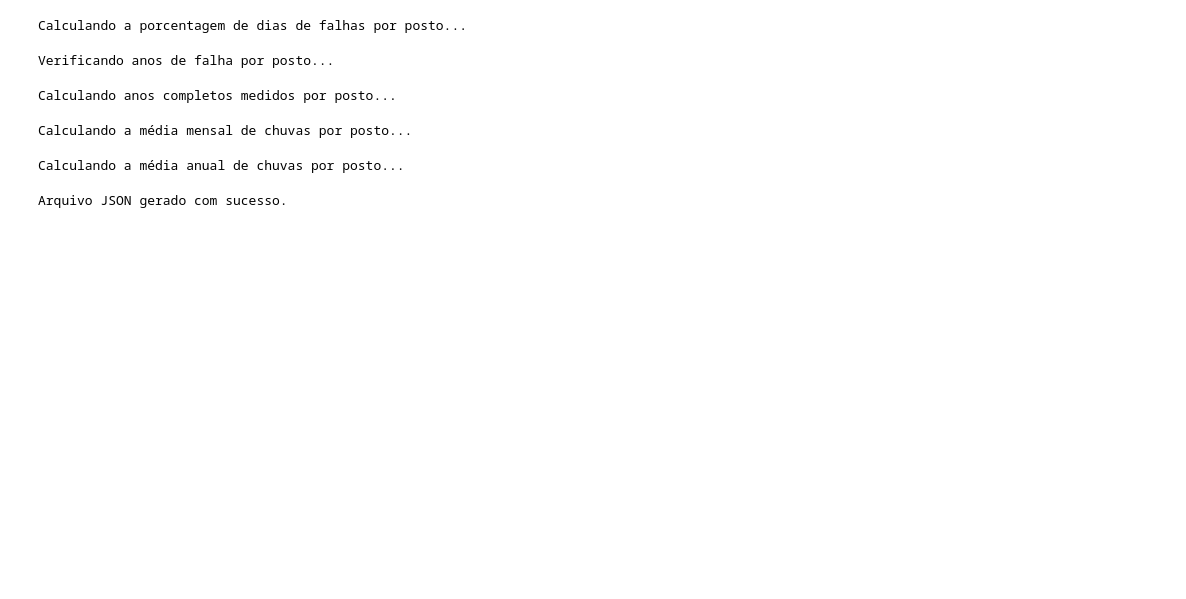
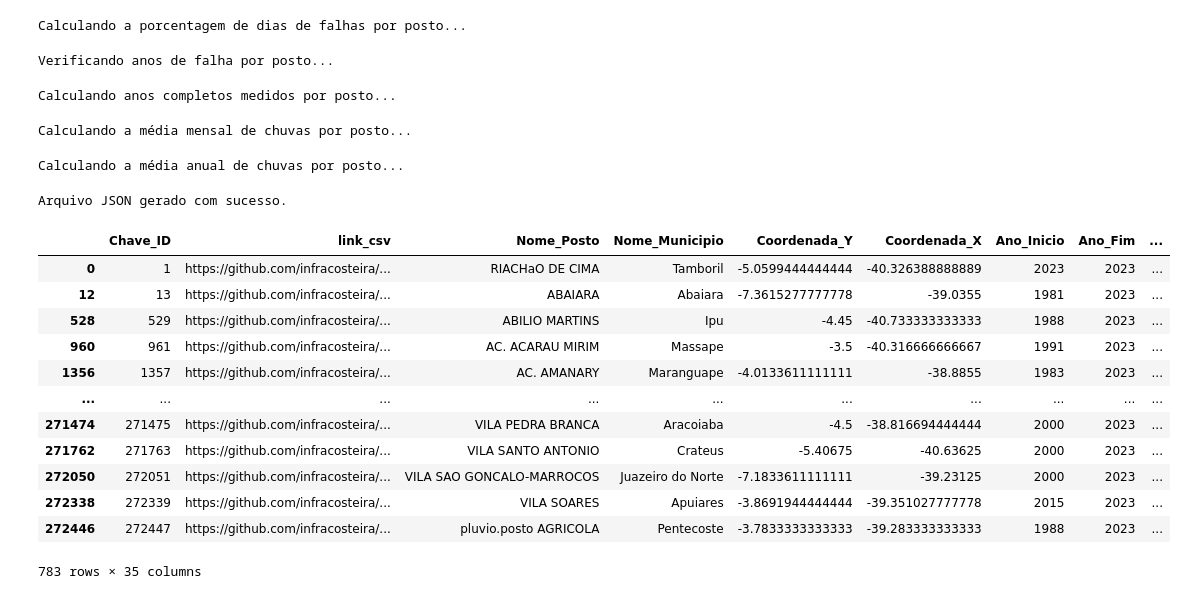
Before and after one commit to infracosteira/pluviometria, a Jupyter notebook: notebooks/Reorganizando os comandos.ipynb, the cells around one changed output. Saved outputs shown, nothing was run; the diff lists cells and outputs as text; code cells hidden in the pictures; blank space fills up the shorter version.

```diff
--- a/notebooks/Reorganizando os comandos.ipynb
+++ b/notebooks/Reorganizando os comandos.ipynb
@@ -539,6 +539,9 @@ df_resumo[colunas_arredondar] = df_resumo[colunas_arredondar].round(2)
 # Salvar o dataframe em um arquivo CSV
 df_resumo.to_csv('../data/resumo_postos_individual.csv', index=False, decimal=',')
 # %%
+import unicodedata
+import json
+
 # Converter todos os valores numéricos para strings
 df_resumo = df_resumo.map(
     lambda x: str(x) if isinstance(x, (int, float)) else x)
@@ -553,10 +556,41 @@ df_resumo = df_resumo.map(lambda x: remover_acentos(x)
 # Converter o dataframe para uma lista de dicionários
 dados_formatados_resumo = df_resumo.to_dict(orient='records')
 
+# Ler o arquivo links.csv
+links_df = pd.read_csv('../data/links.csv', header=None, usecols=[1], names=['link_csv'])
+
+# Adicionar a coluna link_csv ao dataframe df_resumo
+df_resumo['link_csv'] = links_df['link_csv'].values
+
+colunas = list(df_resumo.columns)  # Obtém a lista de colunas
+colunas.insert(1, colunas.pop(colunas.index('link_csv')))  # Move 'link_csv' para a segunda posição
+df_resumo = df_resumo[colunas]  # Reorganiza o DataFrame com a nova ordem de colunas
+
 # Salvar a lista de dicionários em um arquivo JSON
-with open('../data/dados_formatados_resumo.json', 'w') as f:
+with open('../data/dados_formatados_resumo.json', 'w', encoding='utf-8') as f:
     json.dump(dados_formatados_resumo, f, ensure_ascii=False, indent=4)
 
 print("Arquivo JSON gerado com sucesso.")
 # %% [output]
 Arquivo JSON gerado com sucesso.
+# %%
+# Supondo que seu DataFrame seja chamado 'df'
+colunas = list(df_resumo.columns)  # Obtém a lista de colunas
+colunas.insert(1, colunas.pop(colunas.index('link_csv')))  # Move 'link_csv' para a segunda posição
+df_resumo = df_resumo[colunas]  # Reorganiza o DataFrame com a nova ordem de colunas
+# %%
+df_resumo
+# %% [output]
+|  | Chave_ID | link_csv | Nome_Posto | Nome_Municipio | Coordenada_Y | Coordenada_X | Ano_Inicio | Ano_Fim | ... |
+| 0 | 1 | https://github.com/infracosteira/... | RIACHaO DE CIMA | Tamboril | -5.0599444444444 | -40.326388888889 | 2023 | 2023 | ... |
+| 12 | 13 | https://github.com/infracosteira/... | ABAIARA | Abaiara | -7.3615277777778 | -39.0355 | 1981 | 2023 | ... |
+| 528 | 529 | https://github.com/infracosteira/... | ABILIO MARTINS | Ipu | -4.45 | -40.733333333333 | 1988 | 2023 | ... |
+| 960 | 961 | https://github.com/infracosteira/... | AC. ACARAU MIRIM | Massape | -3.5 | -40.316666666667 | 1991 | 2023 | ... |
+| 1356 | 1357 | https://github.com/infracosteira/... | AC. AMANARY | Maranguape | -4.0133611111111 | -38.8855 | 1983 | 2023 | ... |
+| ... | ... | ... | ... | ... | ... | ... | ... | ... | ... |
+| 271474 | 271475 | https://github.com/infracosteira/... | VILA PEDRA BRANCA | Aracoiaba | -4.5 | -38.816694444444 | 2000 | 2023 | ... |
+| 271762 | 271763 | https://github.com/infracosteira/... | VILA SANTO ANTONIO | Crateus | -5.40675 | -40.63625 | 2000 | 2023 | ... |
+| 272050 | 272051 | https://github.com/infracosteira/... | VILA SAO GONCALO-MARROCOS | Juazeiro do Norte | -7.1833611111111 | -39.23125 | 2000 | 2023 | ... |
+| 272338 | 272339 | https://github.com/infracosteira/... | VILA SOARES | Apuiares | -3.8691944444444 | -39.351027777778 | 2015 | 2023 | ... |
+| 272446 | 272447 | https://github.com/infracosteira/... | pluvio.posto AGRICOLA | Pentecoste | -3.7833333333333 | -39.283333333333 | 1988 | 2023 | ... |
+783 rows × 35 columns
```
Also changed, not shown: 7 other files.
